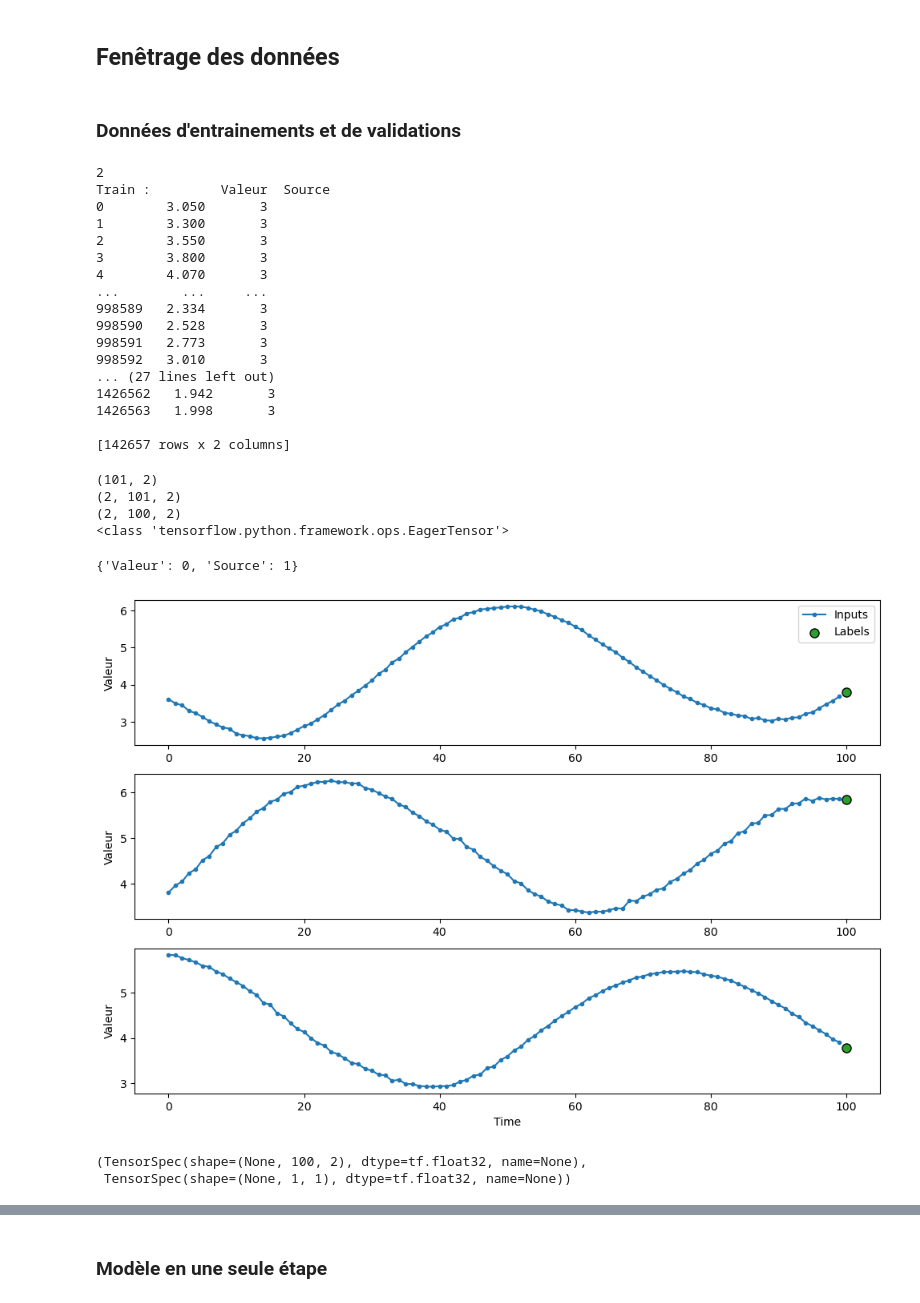
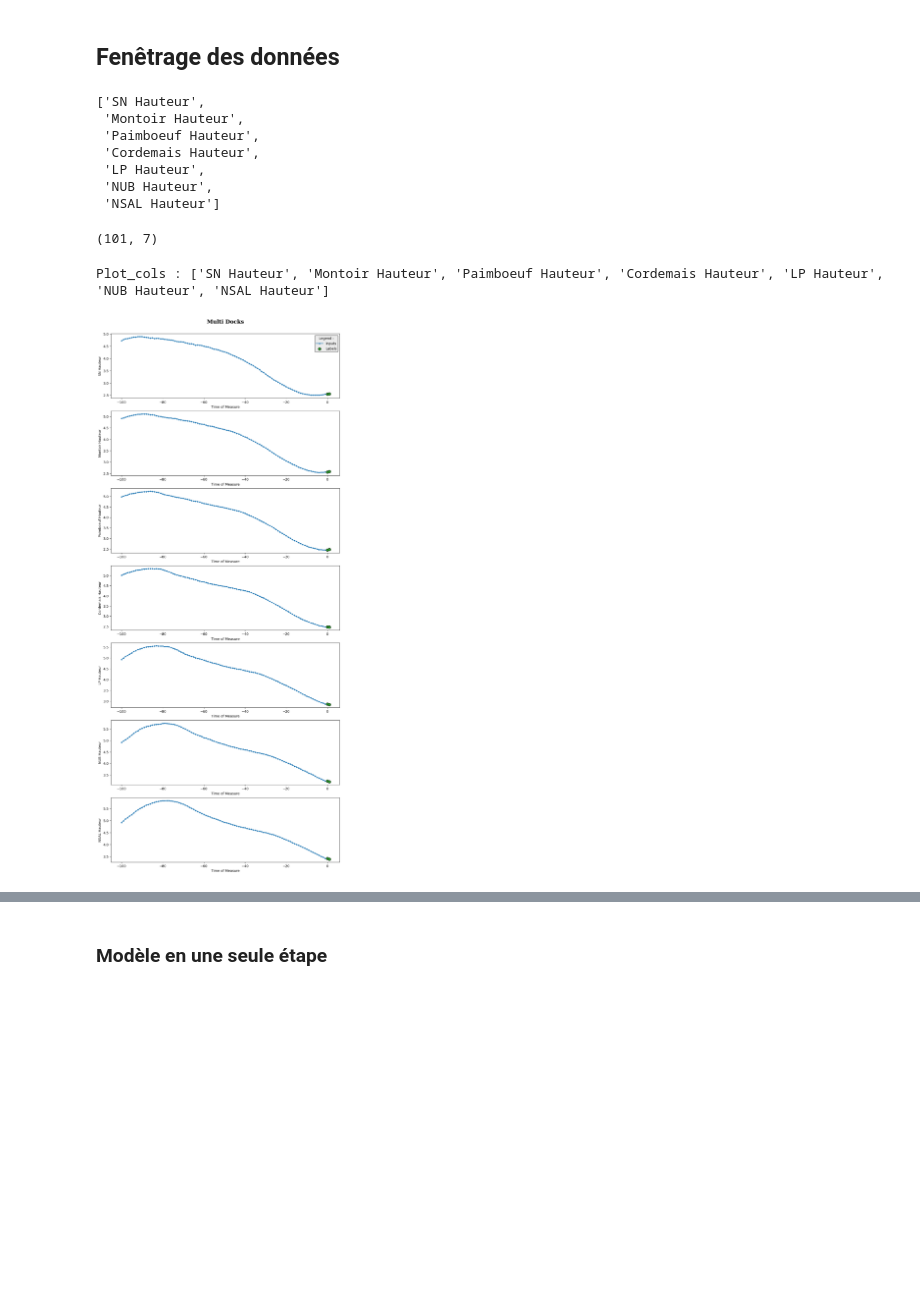
Before and after one commit to AlexandreThomassin/PIIA-Marees, a Jupyter notebook: Prédictions Loire/Multi-Step Model.ipynb, the cells around one changed output, grey strips where cells are left out. Cells and saved outputs as stored; diff of their text form; code cells hidden in the pictures; blank space fills up the shorter version.

```diff
--- a/Prédictions Loire/Multi-Step Model.ipynb
+++ b/Prédictions Loire/Multi-Step Model.ipynb
@@ -46,8 +70,8 @@ print(df)
 # %%
-values = df.loc[df["Source"] == 3]
+values = df
 #values.pop('Source')
 #date_time = pandas.to_datetime(values.pop('Date'), format='%d/%m/%Y %H:%M:%S')
 #values["Time"] = [(i)*10 for i in range(len(values))]
 #values.drop('Source', axis = 1, inplace = True)
 #values['Valeur'] = values['Valeur'].transform(lambda x: int(1000*x))
-print(values)
+#print(values)
@@ -69,8 +77,0 @@ print(values)
-# %%
-begin = 0
-end = 1000
-fig, ax = plt.subplots(1, 1, figsize = (10,5))
-ax.plot(values['Time'].values[begin:end+1],values['Valeur'].values[begin:end+1])
-#ax.set_xlabel(f"Time since  {values['Time'][0]}  (min)")
-ax.set_ylabel("Height (m)")
-plt.show()
@@ -210,59 +304,29 @@ class WindowGenerator():
             # And cache it for next time
             self._example = result
         return result
-# %% [markdown]
-### Données d'entrainements et de validations
-# %%
-n = len(values)
-train_df = values[0:int(n*0.7)]
-val_df = values[int(n*0.7):int(n*0.9)]
-test_df = values[int(n*0.9):]
-
-num_features = df.shape[1]
-print(num_features)
-
-print(f"Train : {train_df}")
-print(f"Validation : {val_df}")
-print(f"Test : {test_df}")
-# %% [output]
-2
-Train :         Valeur  Source
-0        3.050       3
-1        3.300       3
-2        3.550       3
-3        3.800       3
-4        4.070       3
-...        ...     ...
-998589   2.334       3
-998590   2.528       3
-998591   2.773       3
-998592   3.010       3
-... (27 lines left out)
-1426562   1.942       3
-1426563   1.998       3
-
-[142657 rows x 2 columns]
 # %%
-w2 = WindowGenerator(input_width=100, label_width=1, shift=1, train_df=train_df, val_df=val_df, test_df=test_df)
+w2 = WindowGenerator(input_width=100, label_width=2, shift=1, train_df=train_df, val_df=val_df, test_df=test_df,
+                     label_columns=columns)
+w2.label_columns
+# %% [output]
+['SN Hauteur',
+ 'Montoir Hauteur',
+ 'Paimboeuf Hauteur',
+ 'Cordemais Hauteur',
+ 'LP Hauteur',
+ 'NUB Hauteur',
+ 'NSAL Hauteur']
 # %%
-example_window = tf.stack([np.array(train_df[:w2.total_window_size]),
-                           np.array(train_df[100:100+w2.total_window_size]),
+example_window = tf.stack([
+                               np.array(train_df[100:100+w2.total_window_size]),
                            ])
 print(train_df[:w2.total_window_size].shape)
 example_inputs, example_labels = w2.split_window(example_window)
 w2._example = example_inputs, example_labels
 # %% [output]
-(101, 2)
-(2, 101, 2)
-(2, 100, 2)
-<class 'tensorflow.python.framework.ops.EagerTensor'>
+(101, 7)
 # %%
-w2.plot()
+w2.plot(figname="Multi Docks")
 # %% [output]
-{'Valeur': 0, 'Source': 1}
+Plot_cols : ['SN Hauteur', 'Montoir Hauteur', 'Paimboeuf Hauteur', 'Cordemais Hauteur', 'LP Hauteur', 'NUB Hauteur', 'NSAL Hauteur']
-[figure, old version]
+[figure, new version]
-# %%
-w2.train.element_spec
-# %% [output]
-(TensorSpec(shape=(None, 100, 2), dtype=tf.float32, name=None),
- TensorSpec(shape=(None, 1, 1), dtype=tf.float32, name=None))
```
Also changed, not shown: parts of 29 cells of this notebook, 31 other files.
